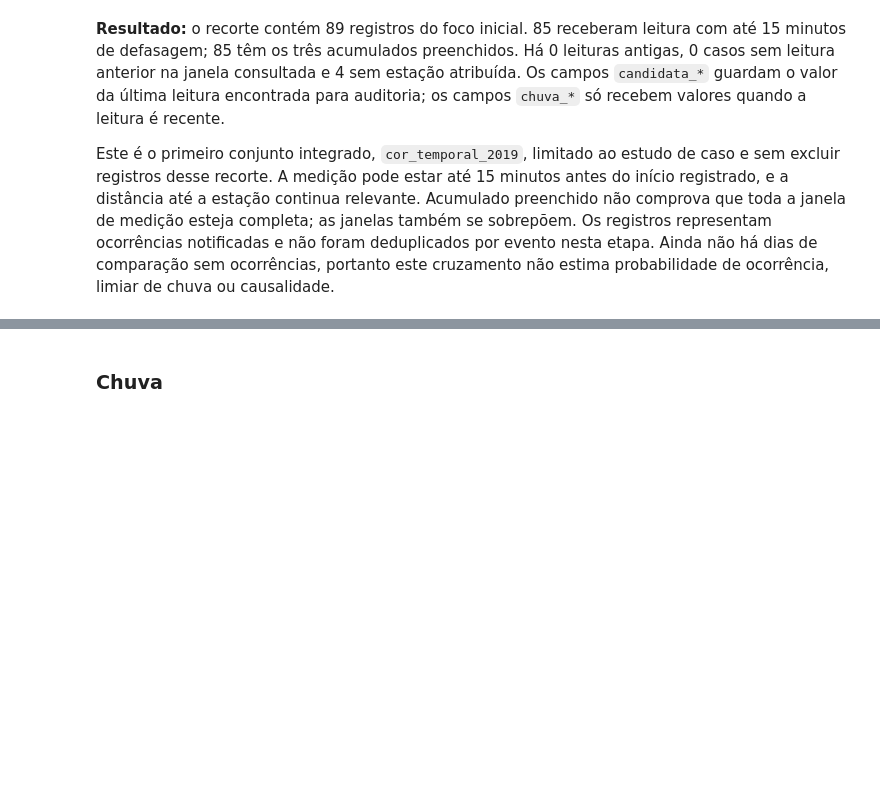
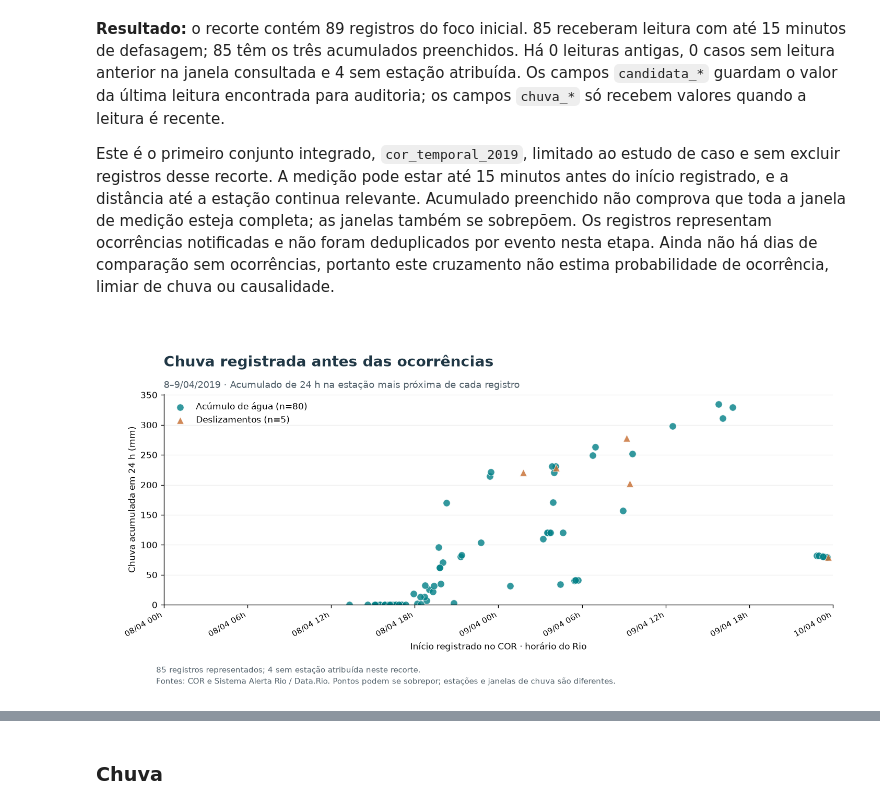
Before and after one commit to PedroVNeves/Quando_a_chuva_vira_problema, a Jupyter notebook: analise.ipynb, the cells around one changed output, grey strips where cells are left out. Cells and saved outputs as stored; diff of their text form; code cells hidden in the pictures; blank space fills up the shorter version.

Commit message:
Visualiza chuva e ocorrências no temporal de abril de 2019

```diff
--- a/analise.ipynb
+++ b/analise.ipynb
@@ -1060,3 +1060,52 @@ Primeiros dez registros do estudo de caso, ordenados pelo início:
 **Resultado:** o recorte contém 89 registros do foco inicial. 85 receberam leitura com até 15 minutos de defasagem; 85 têm os três acumulados preenchidos. Há 0 leituras antigas, 0 casos sem leitura anterior na janela consultada e 4 sem estação atribuída. Os campos `candidata_*` guardam o valor da última leitura encontrada para auditoria; os campos `chuva_*` só recebem valores quando a leitura é recente.
 
 Este é o primeiro conjunto integrado, `cor_temporal_2019`, limitado ao estudo de caso e sem excluir registros desse recorte. A medição pode estar até 15 minutos antes do início registrado, e a distância até a estação continua relevante. Acumulado preenchido não comprova que toda a janela de medição esteja completa; as janelas também se sobrepõem. Os registros representam ocorrências notificadas e não foram deduplicados por evento nesta etapa. Ainda não há dias de comparação sem ocorrências, portanto este cruzamento não estima probabilidade de ocorrência, limiar de chuva ou causalidade.
+# %%
+import matplotlib.pyplot as plt
+import matplotlib.dates as mdates
+from zoneinfo import ZoneInfo
+
+# Cada ponto é um registro do COR, com leitura anterior de até 15 minutos e 24 h preenchidas.
+dados_grafico_caso2019 = cor_temporal_2019.loc[
+    cor_temporal_2019["defasagem_leitura_min"].between(0, 15)
+    & cor_temporal_2019["chuva_24h_mm"].notna()
+].copy()
+dados_grafico_caso2019["inicio_rio_grafico"] = dados_grafico_caso2019["inicio_evento_utc"].dt.tz_convert("America/Sao_Paulo")
+estilos_caso2019 = {
+    "Acúmulo de água": {"color": "#007f86", "marker": "o"},
+    "Deslizamentos": {"color": "#c66c2e", "marker": "^"},
+}
+fig_caso2019, ax_caso2019 = plt.subplots(figsize=(12, 6))
+for grupo, estilo in estilos_caso2019.items():
+    pontos_grupo = dados_grafico_caso2019.loc[dados_grafico_caso2019["Grupo inicial"] == grupo]
+    ax_caso2019.scatter(pontos_grupo["inicio_rio_grafico"], pontos_grupo["chuva_24h_mm"],
+        label=f"{grupo} (n={len(pontos_grupo)})", s=65, alpha=0.8,
+        edgecolors="white", linewidths=0.5, **estilo)
+ax_caso2019.set_title("Chuva registrada antes das ocorrências", loc="left", fontsize=17,
+    fontweight="bold", color="#203745", pad=32)
+ax_caso2019.text(0, 1.03, "8–9/04/2019 · Acumulado de 24 h na estação mais próxima de cada registro",
+    transform=ax_caso2019.transAxes, fontsize=11, color="#52616b")
+ax_caso2019.set_ylabel("Chuva acumulada em 24 h (mm)")
+ax_caso2019.set_xlabel("Início registrado no COR · horário do Rio")
+fuso_eixo_caso2019 = ZoneInfo("America/Sao_Paulo")
+ax_caso2019.xaxis.set_major_locator(mdates.HourLocator(byhour=[0, 6, 12, 18], tz=fuso_eixo_caso2019))
+ax_caso2019.xaxis.set_major_formatter(mdates.DateFormatter("%d/%m %Hh", tz=fuso_eixo_caso2019))
+ax_caso2019.set_xlim(pd.Timestamp("2019-04-08", tz=fuso_eixo_caso2019),
+    pd.Timestamp("2019-04-10", tz=fuso_eixo_caso2019))
+ax_caso2019.tick_params(axis="x", labelrotation=30, labelsize=9)
+plt.setp(ax_caso2019.get_xticklabels(), ha="right")
+ax_caso2019.set_ylim(bottom=0)
+ax_caso2019.set_axisbelow(True)
+ax_caso2019.grid(axis="y", alpha=0.2)
+ax_caso2019.spines[["top", "right"]].set_visible(False)
+ax_caso2019.legend(loc="upper left", frameon=False, fontsize=10)
+fig_caso2019.text(0.08, 0.06,
+    f"{len(dados_grafico_caso2019)} registros representados; {len(cor_temporal_2019) - len(dados_grafico_caso2019)} sem estação atribuída neste recorte.",
+    fontsize=9, color="#52616b")
+fig_caso2019.text(0.08, 0.03,
+    "Fontes: COR e Sistema Alerta Rio / Data.Rio. Pontos podem se sobrepor; estações e janelas de chuva são diferentes.",
+    fontsize=9, color="#52616b")
+fig_caso2019.subplots_adjust(left=0.09, right=0.98, bottom=0.24, top=0.80)
+plt.show()
+# %% [output]
+[figure, added]
```
Also changed, not shown: parts of 1 cell of this notebook.
